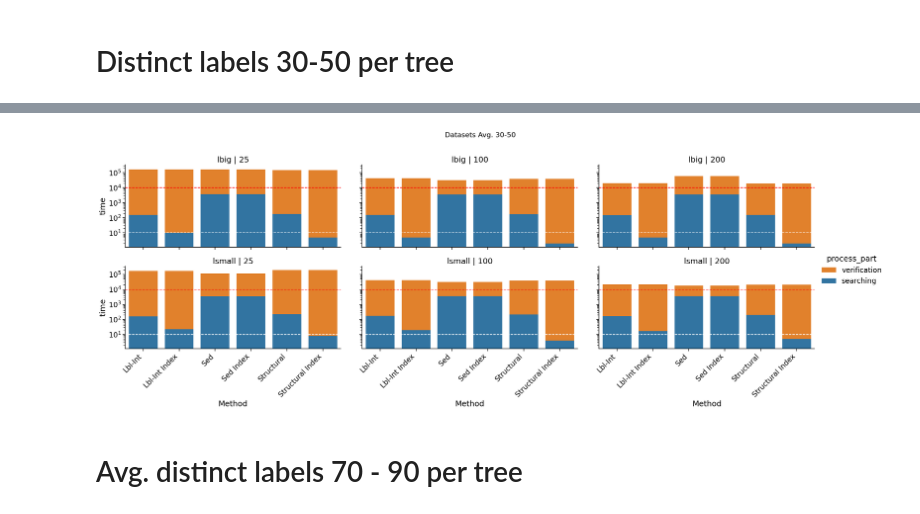
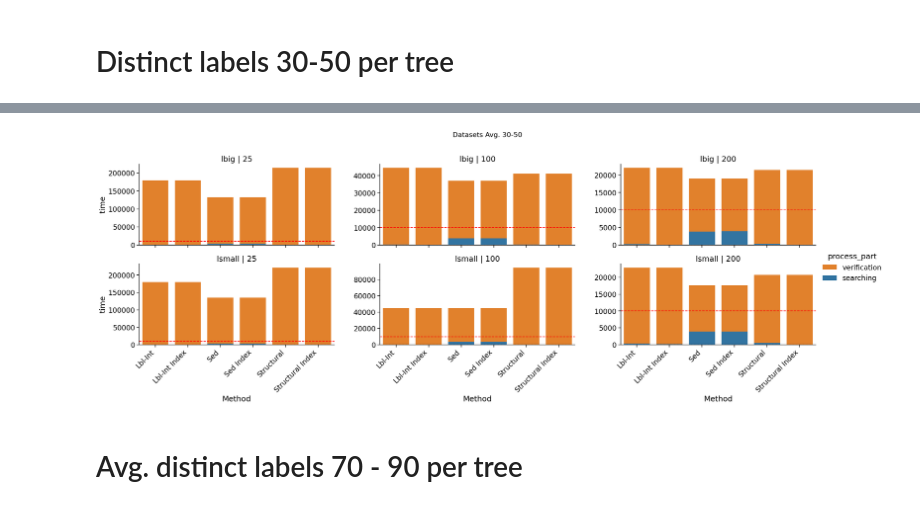
Before and after one commit to LukMRVC/tree-statistics, a Jupyter notebook: gen-datasets.ipynb, the cells around one changed output, grey strips where cells are left out. Cells and saved outputs as stored; diff of their text form; code cells hidden in the pictures.

```diff
--- a/gen-datasets.ipynb
+++ b/gen-datasets.ipynb
@@ -191,6 +193,7 @@ def get_plot_data_ds(basepath: str) -> PlotData:
         columns='process_part',
         values='Time'
     ).reset_index()
+    plot_data['total'] = plot_data['searching'] + plot_data['verification']
 
     return PlotData(
         pdf = pdf,
@@ -204,7 +207,7 @@ hue_color_palette = {'searching': sns.color_palette()[0], 'verification': sns.co
 # %% [markdown]
 # 10 - 20 distinct labels per tree
 # %%
-data: PlotData = get_plot_data_ds('resources/workloads/generated-10-20')
+data: PlotData = get_plot_data_ds('resources/workloads/generated-1-5')
 # %%
 display(data.statistics)
 # %% [output]
@@ -302,4 +303,4 @@ sns.set_context("notebook", font_scale=1)
 # %% [markdown]
 # Distinct labels 30-50 per tree
 # %%
-data: PlotData = get_plot_data_ds('resources/workloads/generated-30-50')
+data: PlotData = get_plot_data_ds('resources/workloads/generated-150-200')
@@ -324,34 +321,3 @@ alldf[['BaseSize', 'LabelSize']] = alldf['Dataset'].str.split('/', expand=True)
 alldf[['Base', 'BaseSize']] = alldf['BaseSize'].str.split('-', expand=True)
 alldf.drop('Base', axis=1, inplace=True)
 alldf['BaseSize'] = alldf['BaseSize'].astype(int)
-# %%
-g = sns.FacetGrid(
-    alldf.sort_values('process_part', ascending=False).sort_values('Method'),
-    col = 'Method',
-    row = 'LabelSize',
-    hue = 'process_part',
-    palette = hue_color_palette,
-    )
-g = (g.map(sns.barplot, 'BaseSize', 'time', errorbar = None, order=['25', '100', '200']).add_legend())
-
-g.set(yscale='log')
-
-# Increase font size for titles, labels, and ticks
-g.set_titles('{row_name} | {col_name}')   # Increase font size of titles
-# g.set_axis_labels('Base Size', 'Value', fontsize=28)  # Axis labels font size
-axes = g.axes.flatten()
-for ax in axes:
-    ax.axhline(y=10_000, color='r', linestyle='--')
-    ax.axhline(y=10, color='white', linestyle='--')
-
-# Set the super title
-g.fig.suptitle("Datasets Avg. 30-50", fontsize=16)
-
-# Adjust layout to make space for the super title
-g.fig.subplots_adjust(top=0.85)  # Adjust this value as needed
-
-
-# plt.suptitle('Times for 30-50 datasets')
-# g.fig.subplots_adjust(hspace=0.2, wspace=0.35)
-plt.show()
-g.savefig("Facet.png")
@@ -364,39 +359,41 @@ sns.set_context("notebook", font_scale=1.5)
 g = sns.FacetGrid(
     alldf.sort_values('process_part', ascending=False).sort_values('Method'),
     col = 'BaseSize',
+    sharey=False,
     row = 'LabelSize',
     hue = 'process_part',
     palette = hue_color_palette,
     height=4, aspect=2
     )
 g = (g.map(sns.barplot, 'Method', 'time', errorbar = None, order=order).add_legend())
 
-g.set(yscale='log')
+# g.set(yscale='log')
 
 # Increase font size for titles, labels, and ticks
 g.set_titles('{row_name} | {col_name}')   # Increase font size of titles
 # g.set_axis_labels('Base Size', 'Value', fontsize=28)  # Axis labels font size
 axes = g.axes.flatten()
 for ax in axes:
     ax.axhline(y=10_000, color='r', linestyle='--')
     ax.axhline(y=10, color='white', linestyle='--')
+    # ax.set_yscale('log', base=math.e)
 
 # Set the super title
 g.fig.suptitle("Datasets Avg. 30-50", fontsize=16)
 
 # Adjust layout to make space for the super title
 g.fig.subplots_adjust(top=0.85)  # Adjust this value as needed
 # Rotate x-tick labels
 for ax in g.axes.flat:
     ax.set_xticklabels(order, rotation=45, ha="right")  # Rotate labels by 45 degrees
 
 
 # plt.suptitle('Times for 30-50 datasets')
 # g.fig.subplots_adjust(hspace=0.2, wspace=0.35)
 plt.show()
 sns.set_context("notebook", font_scale=1)
 # %% [output]
-[figure, old version]
+[figure, new version]
 # %% [markdown]
 # Avg. distinct labels 70 - 90 per tree
 # %%
```
Also changed, not shown: parts of 27 cells of this notebook, 1 other file.
